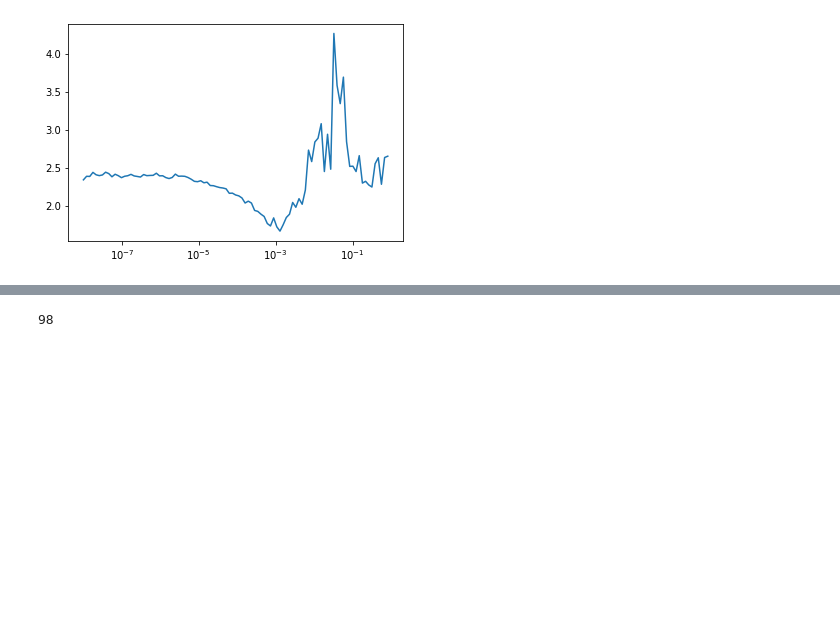
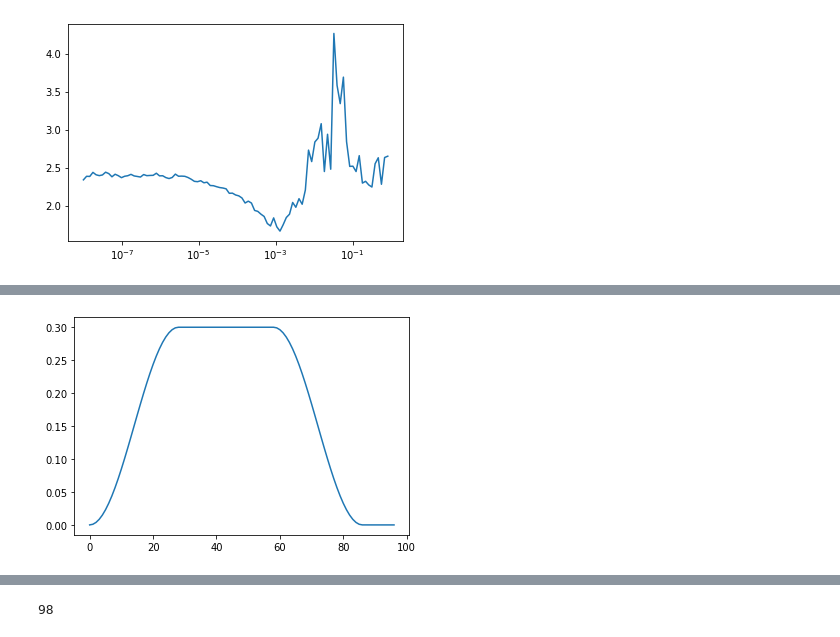
Before and after one commit to eisbetterthanpi/pytorch, a Jupyter notebook: fast.ipynb, the cells around one changed output, grey strips where cells are left out. Cells and saved outputs as stored; diff of their text form; code cells hidden in the pictures; blank space fills up the shorter version.

```diff
--- a/fast.ipynb
+++ b/fast.ipynb
@@ -752,3 +468,83 @@ print(optimizer.defaults)
+# %%
+
+
+
+
+import torch
+import numpy as np
+
+optimizer = torch.optim.SGD(model.parameters(), lr = 1e-1, momentum=0.9)
+
+
+total_steps=97
+step_ckpt=[0., 0.3, 0.6, 0.9, 1.]; lr_ckpt=[3e-5, 3e-1, 3e-1, 3e-5, 1e-9]; mm_ckpt=[0.95, 0.85, 0.85, 0.95, 0.95]
+
+
+class schedulerme():
+    def __init__(self, optimizer, total_steps, step_ckpt, lr_ckpt, mm_ckpt,anneal):
+        self.optimizer = optimizer
+        self.total_steps = total_steps
+        self.step_ckpt = step_ckpt
+        self.lr_ckpt = lr_ckpt
+        self.mm_ckpt = mm_ckpt
+        self.lr_schedule=np.array([])
+        self.mm_schedule=np.array([])
+        for n in range(len(step_ckpt)-1):
+            num = round(step_ckpt[n+1]*total_steps)-round(step_ckpt[n]*total_steps)
+            if anneal[n]=='lin': lr_lin = np.linspace(lr_ckpt[n], lr_ckpt[n+1], num=num)#,dtype="float32")
+            elif anneal[n]=='cos': lr_lin = self.cos_func(lr_ckpt[n], lr_ckpt[n+1], num)
+            elif anneal[n]=='exp': lr_lin = self.exp_func(lr_ckpt[n], lr_ckpt[n+1], num)
+            mm_lin = np.linspace(mm_ckpt[n], mm_ckpt[n+1], num=num)#,dtype="float32")
+            # mm_lin = self.cos_func(mm_ckpt[n], mm_ckpt[n+1], num)
+            self.lr_schedule = np.append(self.lr_schedule,lr_lin)
+            self.mm_schedule = np.append(self.mm_schedule,mm_lin)
+        self.step_count = 0
+
+    def step(self, n=None):
+        # print(self.lr_schedule[self.step_count])
+        self.optimizer.param_groups[0]["lr"]=self.lr_schedule[self.step_count]
+        self.optimizer.param_groups[0]["betas"]=self.lr_schedule[self.step_count]
+
+        # group['betas'] = (computed_momentum, *group['betas'][1:])
+        # group['betas'] = (m_momentum, *group['betas'][1:])
+        self.optimizer.param_groups[0]["momentum"]=self.mm_schedule[self.step_count]
+        self.step_count+=1
+    def cos_func(self, start, end, num):
+        cos_out = np.cos(np.linspace(0., np.pi, num=num)) + 1
+        return end + (start - end) / 2.0 * cos_out
+    def exp_func(self, start, end, num):
+        lin = np.linspace(0., 1., num=num)
+        # start + lin*(end-start)
+        # exp(ln(start) + lin*(ln(end)-ln(start)))
+        # out = np.exp(np.log(start) + lin*(np.log(end)-np.log(start)))
+        out = np.exp(np.log(start) + lin*(np.log(end/start)))
+        return out
+
+
+scheduler=schedulerme(optimizer,total_steps,
+                      step_ckpt=[0., 0.3, 0.6, 0.9, 1.],
+                      lr_ckpt=[3e-5, 3e-1, 3e-1, 3e-5, 1e-9],
+                      mm_ckpt=[0.95, 0.85, 0.85, 0.95, 0.95],
+                      anneal=['cos','lin','cos','exp'])
+
+lr_list=[]
+mm_list=[]
+for x in range(total_steps):
+    scheduler.step()
+    lr=optimizer.param_groups[0]["lr"]
+    lr_list.append(lr)
+    mm=optimizer.param_groups[0]["momentum"]
+    mm_list.append(mm)
+
+import matplotlib.pyplot as plt
+plt.plot(lr_list)
+# plt.yscale('log')
+plt.show()
+# plt.plot(mm_list)
+# # plt.yscale('log')
+# plt.show()
+# %% [output]
+[figure, added]
 # %%
 # @title wwwwwwwww
 import time
```
Also changed, not shown: parts of 5 cells of this notebook.
